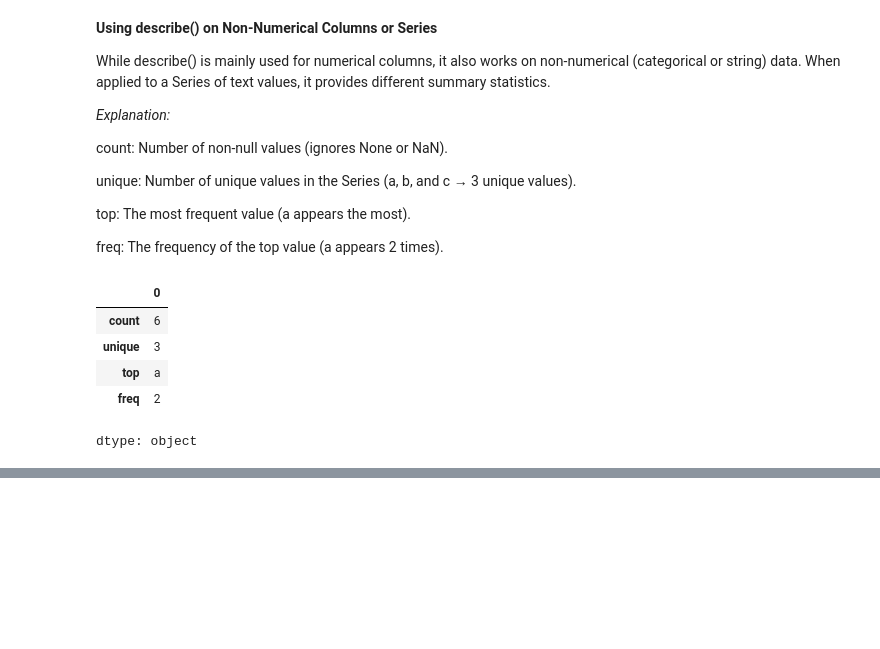
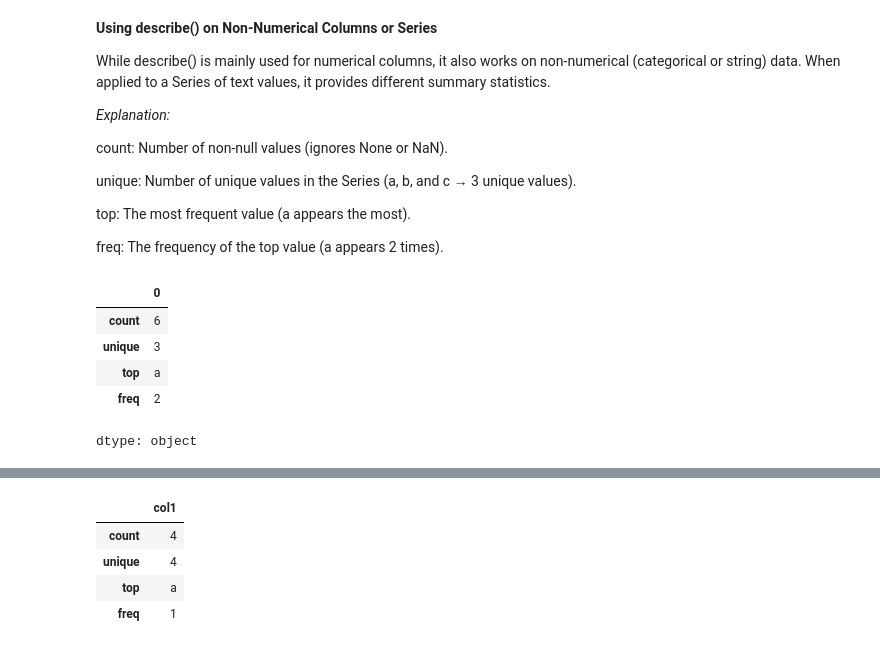
Before and after one commit to BabakDavarmanesh/Learning_Pandas, a Jupyter notebook: Learning_Pandas.ipynb, the cells around one changed output, grey strips where cells are left out. Saved outputs shown, nothing was run; the diff lists cells and outputs as text; code cells hidden in the pictures; blank space fills up the shorter version.

```diff
--- a/Learning_Pandas.ipynb
+++ b/Learning_Pandas.ipynb
@@ -202,0 +259,8 @@ dtype: object
+# %%
+frame.describe(include="object")
+# %% [output]
+|  | col1 |
+| count | 4 |
+| unique | 4 |
+| top | a |
+| freq | 1 |
```
Also changed, not shown: parts of 5 cells of this notebook.
